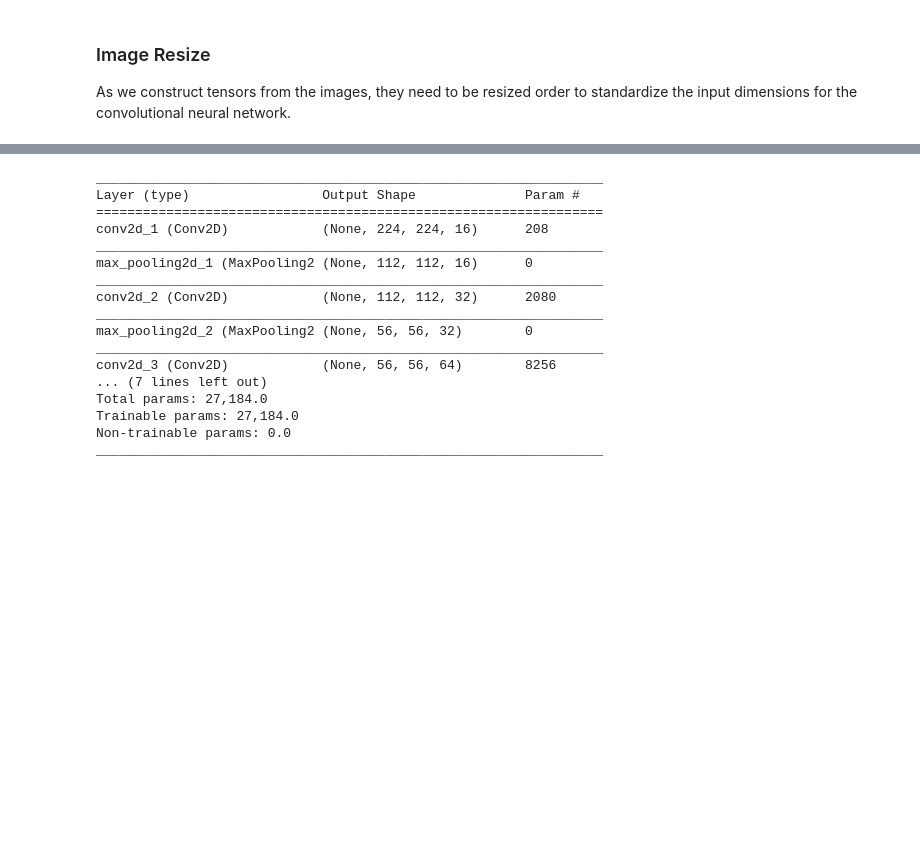
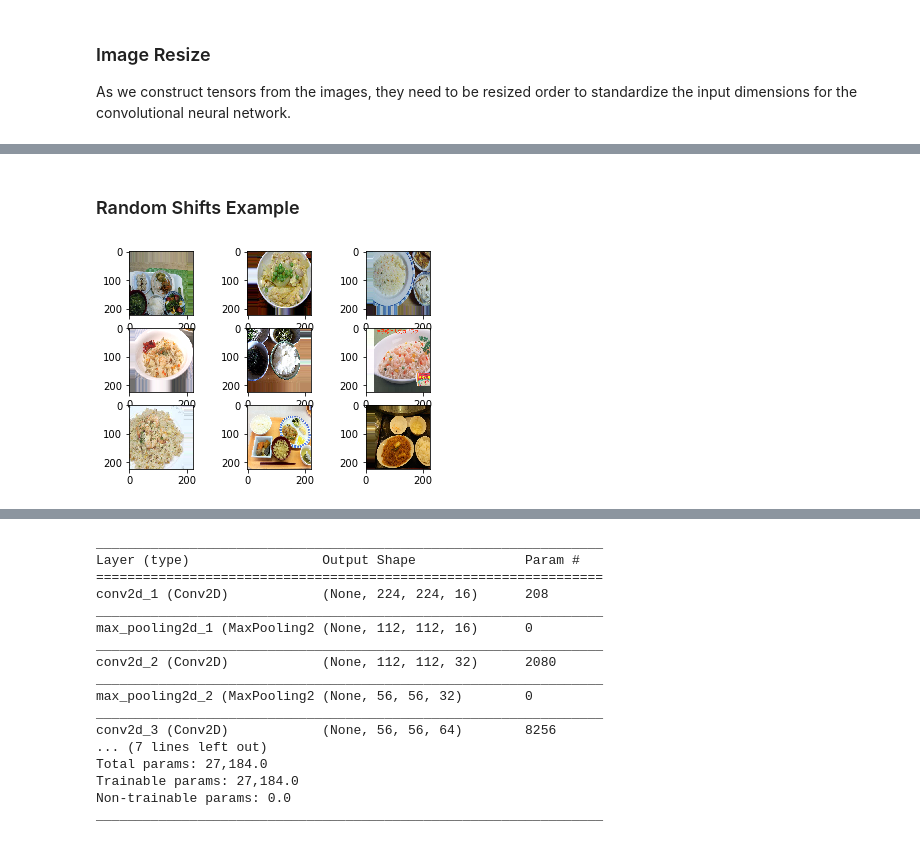
Before and after one commit to winghymliu/deeplearning-foodclassifier, a Jupyter notebook: MachineLearningNanodegreeCaptstone-FoodClassifier.ipynb, the cells around one changed output, grey strips where cells are left out. Saved outputs shown, nothing was run; the diff lists cells and outputs as text; code cells hidden in the pictures; blank space fills up the shorter version.

```diff
--- a/MachineLearningNanodegreeCaptstone-FoodClassifier.ipynb
+++ b/MachineLearningNanodegreeCaptstone-FoodClassifier.ipynb
@@ -176,0 +218,10 @@ pyplot.show()
+# %% [markdown]
+### Random Shifts Example
+# %%
+%%time
+shift = 0.2
+datagen = ImageDataGenerator(width_shift_range=shift, height_shift_range=shift)
+datagen.fit(train_tensors)
+display_first_batch(train_tensors, train_targets)
+# %% [output]
+[figure, added]
```
Also changed, not shown: parts of 16 cells of this notebook.
